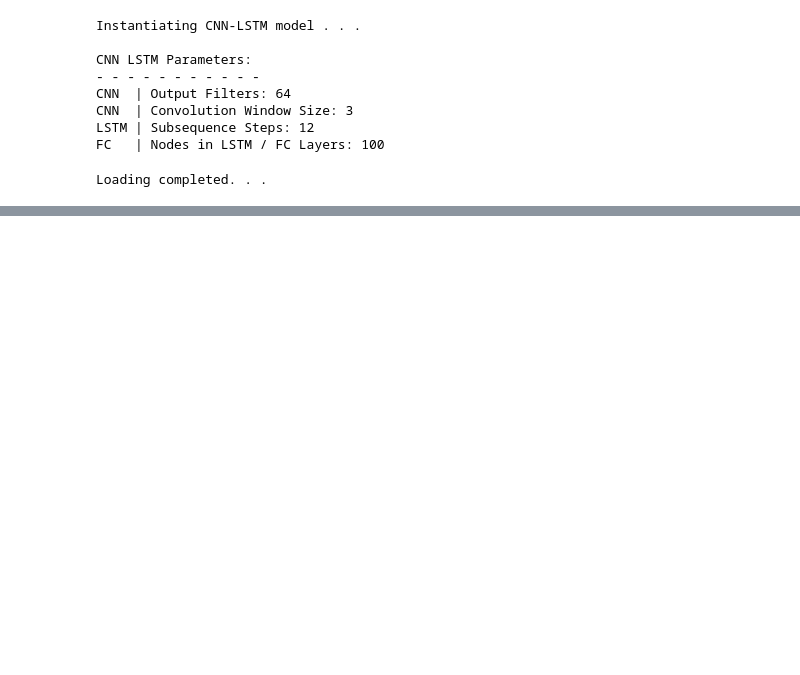
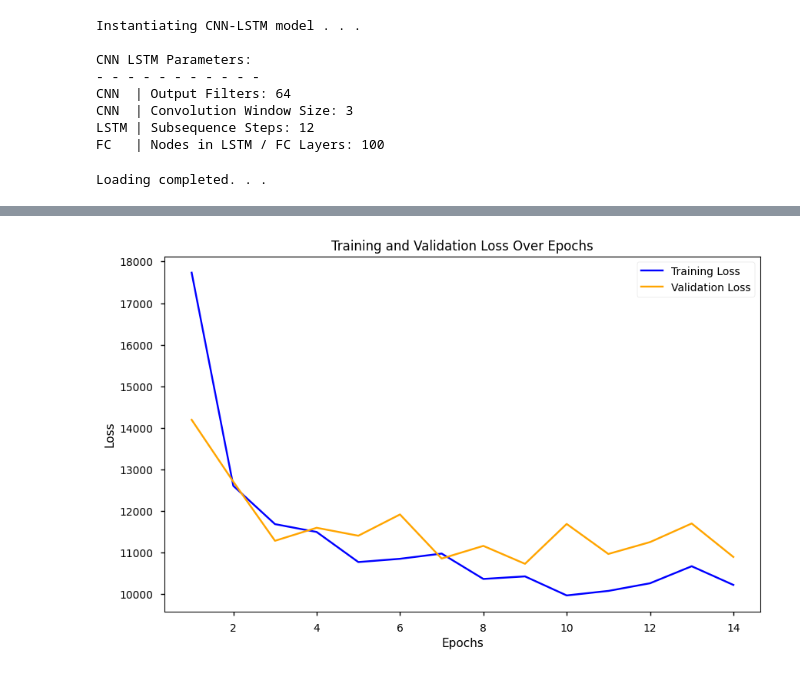
Before and after one commit to evangabe/strategic-parking-enforcement, a Jupyter notebook: 02_featurization.ipynb, the cells around one changed output, grey strips where cells are left out. Cells and saved outputs as stored; diff of their text form; code cells hidden in the pictures; blank space fills up the shorter version.

Commit message:
cnn-lstm data modeling

```diff
--- a/02_featurization.ipynb
+++ b/02_featurization.ipynb
@@ -261,0 +220,18 @@ KeyboardInterrupt:
+# %%
+import matplotlib.pyplot as plt
+plt.style.use("seaborn-v0_8-notebook")
+
+# Plot training and validation losses
+# cnn_lstm_model.loss_plot()
+n_epochs = len(cnn_lstm_model.train_losses)
+# Plot the training and validation losses over epochs
+plt.figure(figsize=(10, 6))
+plt.plot(range(1, n_epochs+1), cnn_lstm_model.train_losses, color="blue", label='Training Loss')
+plt.plot(range(1, n_epochs+1), cnn_lstm_model.test_losses, color="orange", label='Validation Loss')
+plt.xlabel('Epochs')
+plt.ylabel('Loss')
+plt.title('Training and Validation Loss Over Epochs')
+plt.legend()
+plt.show()
+# %% [output]
+[figure, added]
```
Also changed, not shown: parts of 13 cells of this notebook, 5 other files.
